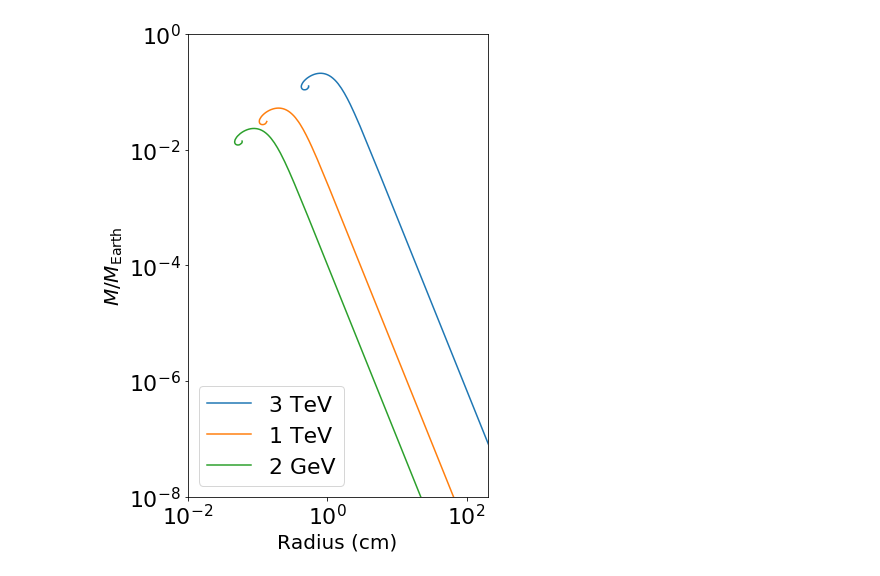
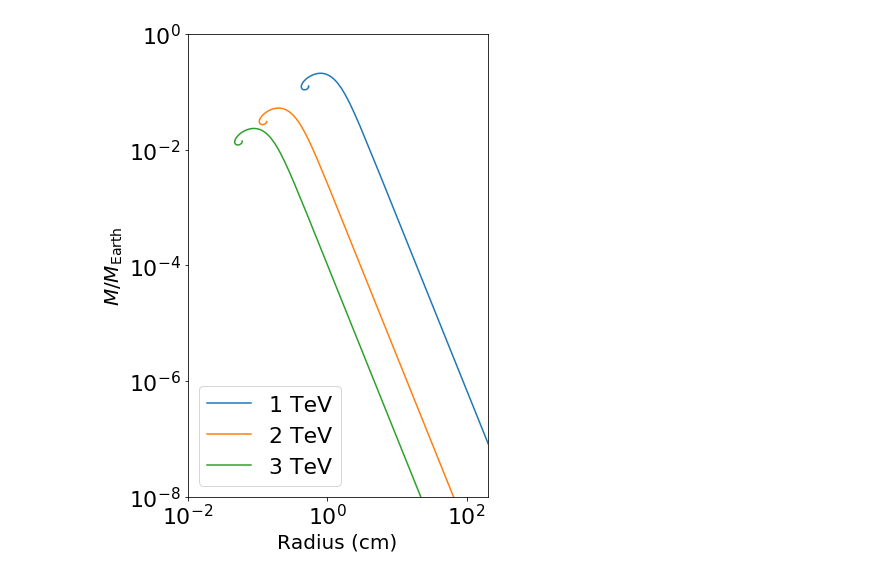
Before and after one commit to cjdietl/tov_solver, a Jupyter notebook: Plot_MR.ipynb, the cells around one changed output. Saved outputs shown, nothing was run; the diff lists cells and outputs as text; code cells hidden in the pictures.

```diff
--- a/Plot_MR.ipynb
+++ b/Plot_MR.ipynb
@@ -12,17 +12,17 @@ mr2['Mass'] /=  sol_to_earth
 mr3['Mass'] /=  sol_to_earth
 # %%
 fig, ax = plt.subplots(figsize=(6,8))
-#plt.rcParams.update({'font.size': 22})
-mr1.plot(ax=ax,x='Radius',y='Mass',label='3 TeV')
-mr2.plot(ax=ax,x='Radius',y='Mass',label='1 TeV')
-mr3.plot(ax=ax,x='Radius',y='Mass',label='2 GeV')
+plt.rcParams.update({'font.size': 22})
+mr1.plot(ax=ax,x='Radius',y='Mass',label='1 TeV')
+mr2.plot(ax=ax,x='Radius',y='Mass',label='2 TeV')
+mr3.plot(ax=ax,x='Radius',y='Mass',label='3 TeV')
 ax.set_yscale('log')
 ax.set_xscale('log')
 ax.set_ylim([1E-8,1E0])
 ax.set_xlim([0.01,200])
 ax.set_ylabel('$M/M_{\mathrm{Earth}}$',fontsize=20)
 ax.set_xlabel('Radius (cm)',fontsize=20)
 fig.tight_layout()
 fig.savefig('MR.png')
 # %% [output]
-[figure, old version]
+[figure, new version]
```
